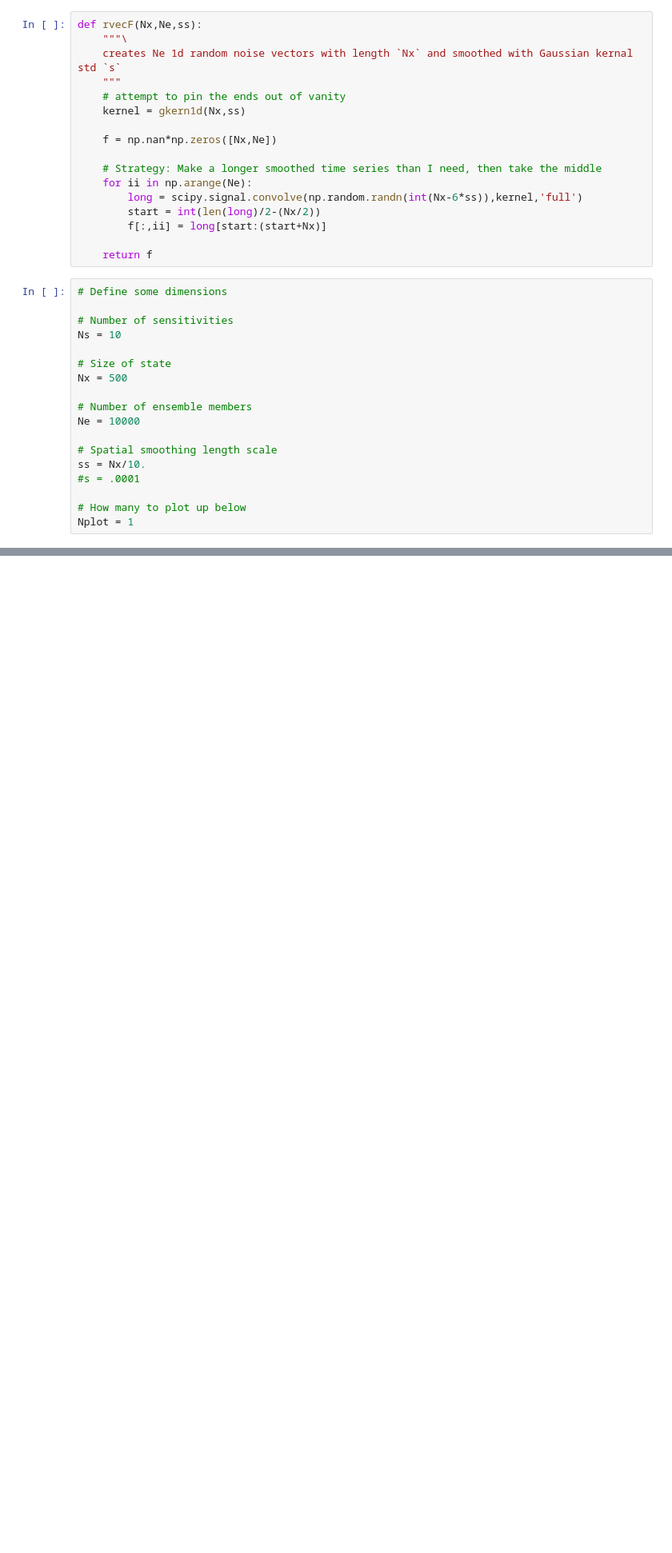
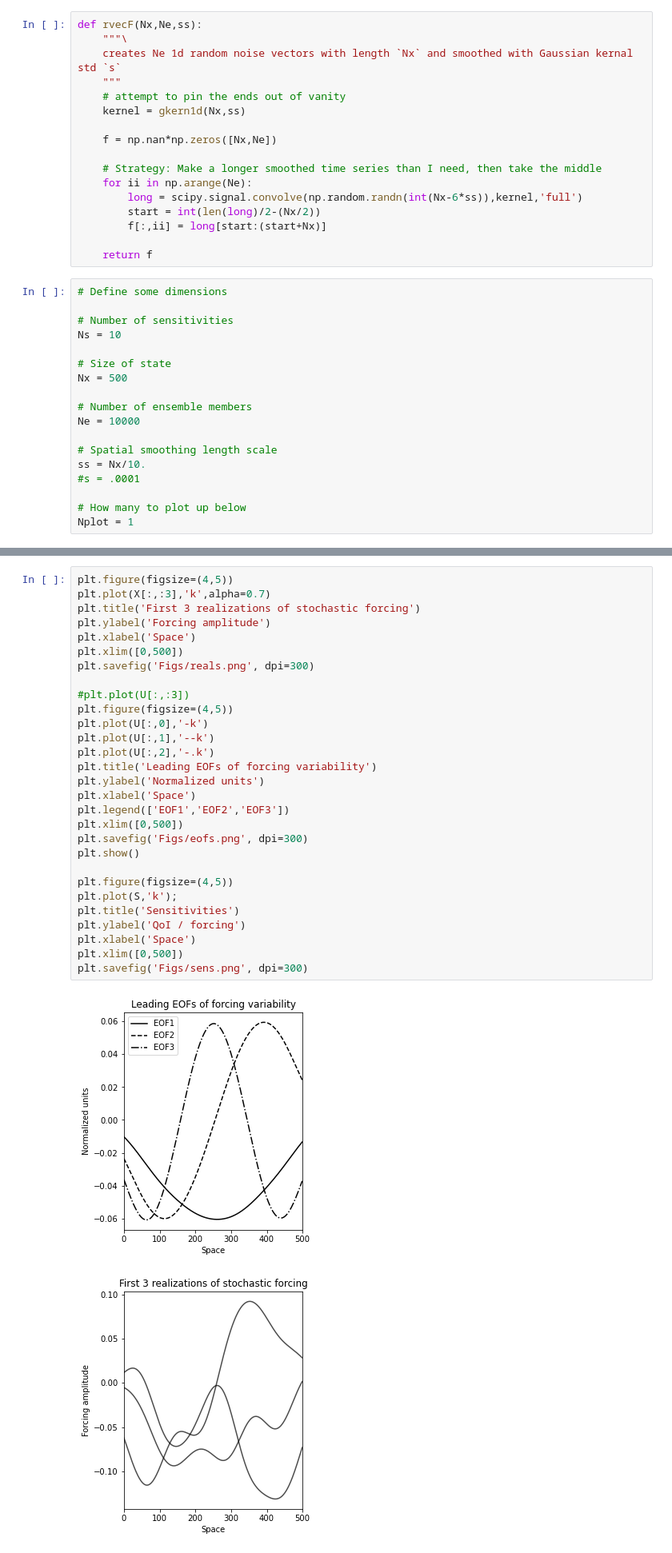
Before and after one commit to amrhein/DPCs, a Jupyter notebook: DPCs.ipynb, the cells around one changed output, grey strips where cells are left out. Shown at 80% size. Drawn from its saved outputs; the diff is of its cells as text; blank space fills up the shorter version.

```diff
--- a/DPCs.ipynb
+++ b/DPCs.ipynb
@@ -125,0 +118,32 @@ plt.savefig('Figs/setup.png', dpi=300)
+# %%
+plt.figure(figsize=(4,5))
+plt.plot(X[:,:3],'k',alpha=0.7)
+plt.title('First 3 realizations of stochastic forcing')
+plt.ylabel('Forcing amplitude')
+plt.xlabel('Space')
+plt.xlim([0,500])
+plt.savefig('Figs/reals.png', dpi=300)
+
+#plt.plot(U[:,:3])
+plt.figure(figsize=(4,5))
+plt.plot(U[:,0],'-k')
+plt.plot(U[:,1],'--k')
+plt.plot(U[:,2],'-.k')
+plt.title('Leading EOFs of forcing variability')
+plt.ylabel('Normalized units')
+plt.xlabel('Space')
+plt.legend(['EOF1','EOF2','EOF3'])
+plt.xlim([0,500])
+plt.savefig('Figs/eofs.png', dpi=300)
+plt.show()
+
+plt.figure(figsize=(4,5))
+plt.plot(S,'k');
+plt.title('Sensitivities')
+plt.ylabel('QoI / forcing')
+plt.xlabel('Space')
+plt.xlim([0,500])
+plt.savefig('Figs/sens.png', dpi=300)
+# %% [output]
+[figure, added]
+[figure, added]
```
Also changed, not shown: parts of 13 cells of this notebook.
